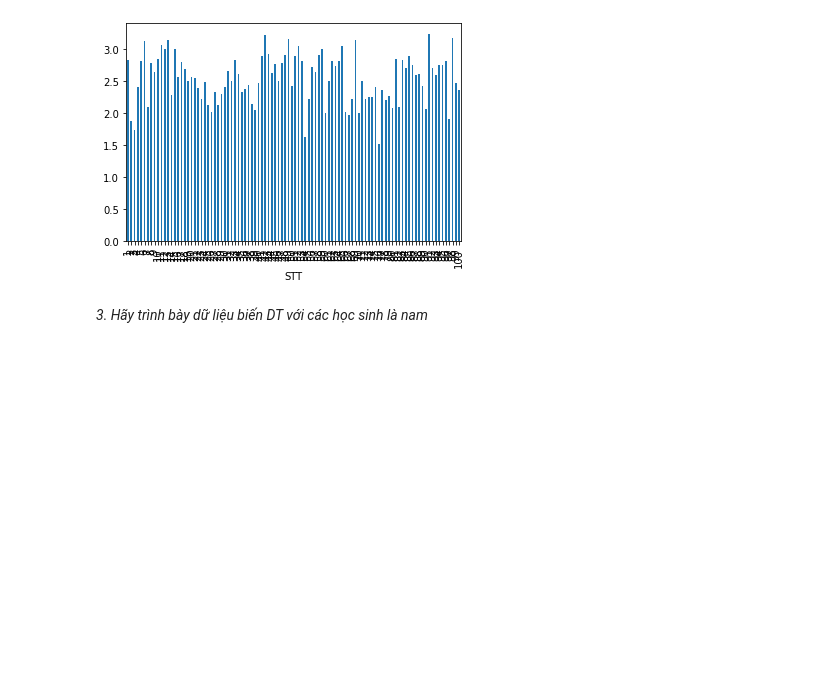
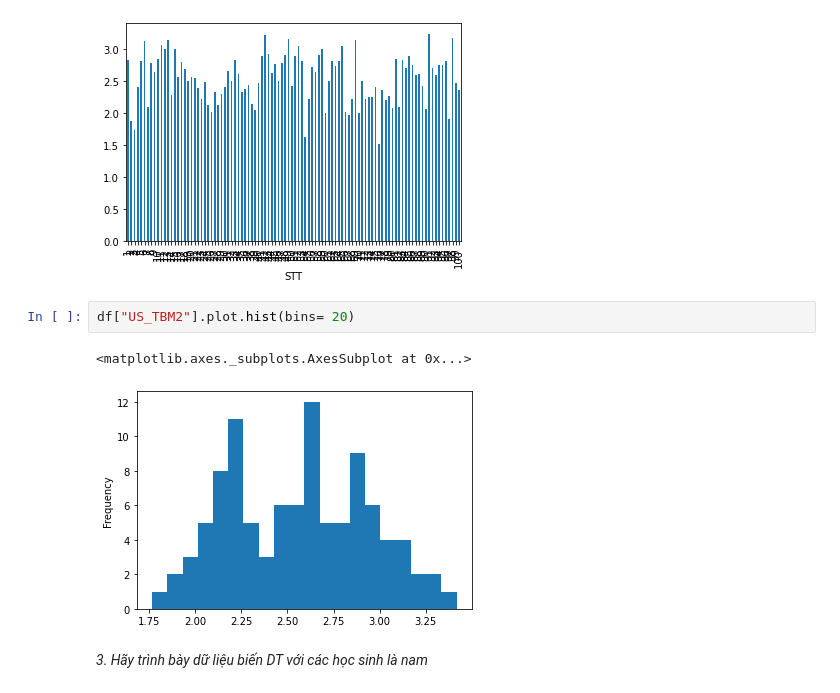
Before and after one commit to NgaanLee/DataAnalystDeepLearning, a Jupyter notebook: Homeworks_Lap02.ipynb, the cells around one changed output. Saved outputs shown, nothing was run; the diff lists cells and outputs as text; blank space fills up the shorter version.

```diff
--- a/Homeworks_Lap02.ipynb
+++ b/Homeworks_Lap02.ipynb
@@ -315,6 +326,11 @@ df["US_TBM3"].plot.bar()
 # %% [output]
 <matplotlib.axes._subplots.AxesSubplot at 0x...>
 [figure]
+# %%
+df["US_TBM2"].plot.hist(bins= 20)
+# %% [output]
+<matplotlib.axes._subplots.AxesSubplot at 0x...>
+[figure, added]
 # %% [markdown]
 *3. Hãy trình bày dữ liệu biến DT với các học sinh là nam*
 # %%
```
Also changed, not shown: parts of 27 cells of this notebook.
